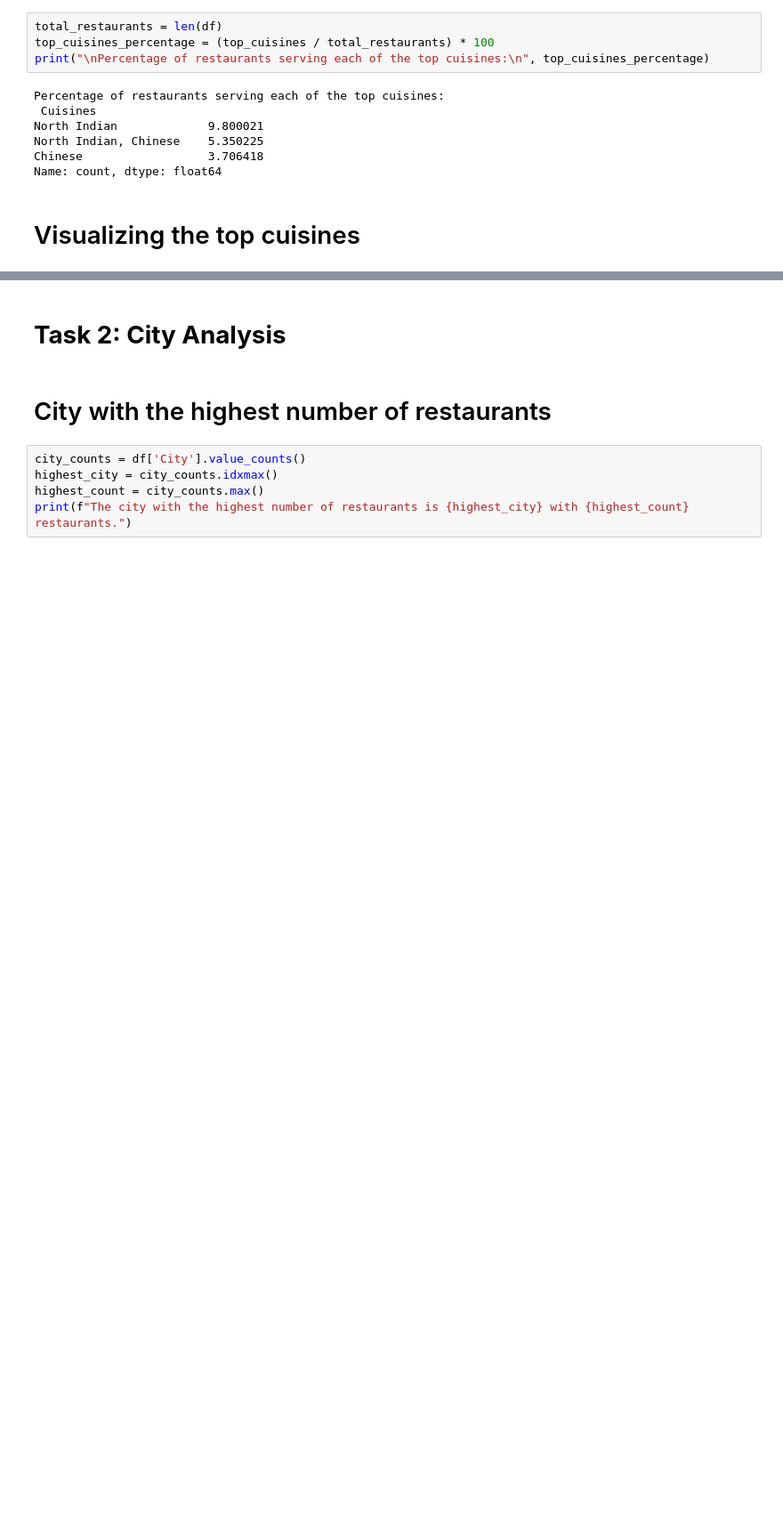
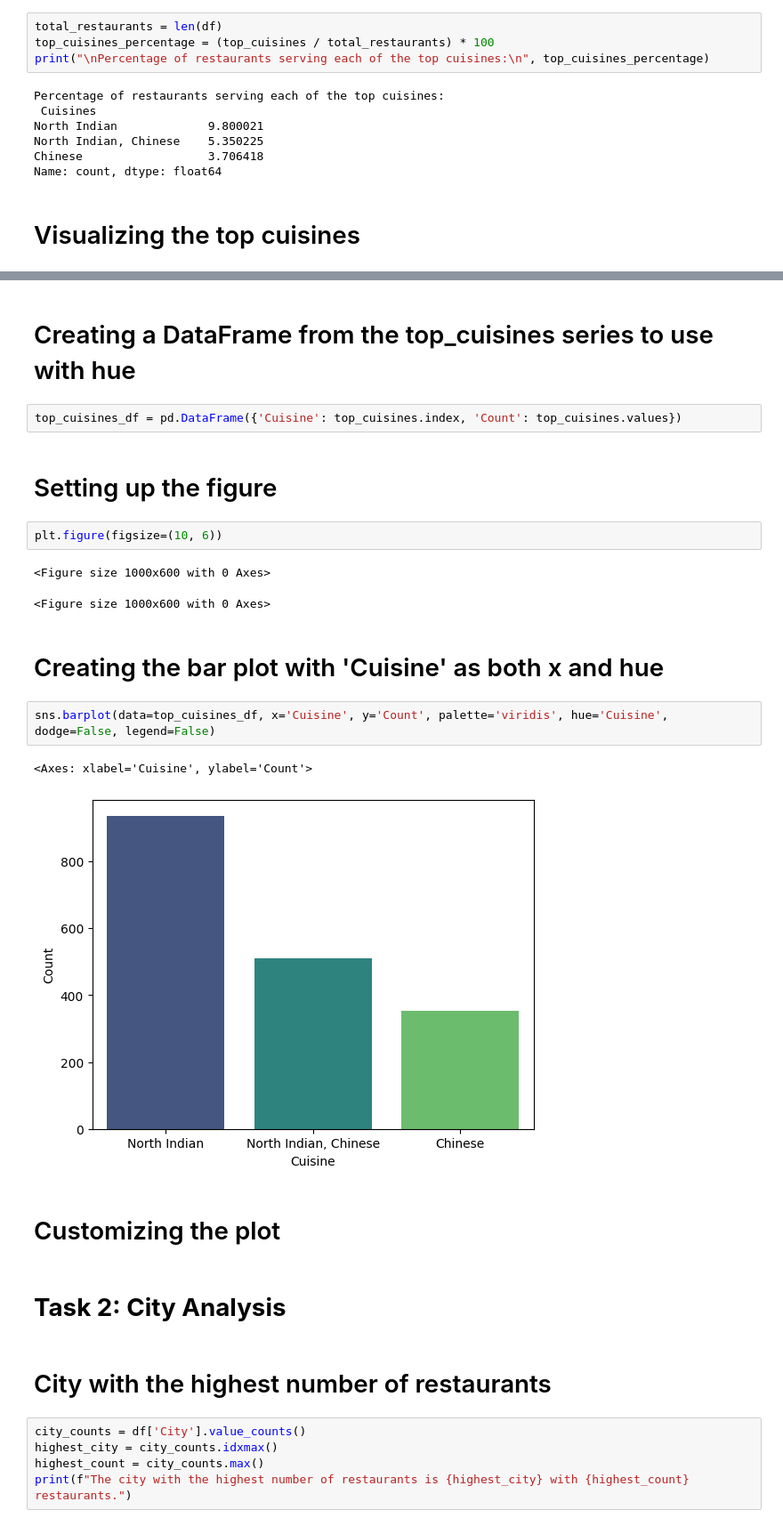
Before and after one commit to KaifArman/data-project, a Jupyter notebook: Data_Analysis_Internship_Project.ipynb, the cells around one changed output, grey strips where cells are left out. Shown: that part at 89% size. Saved outputs shown, nothing was run; the diff lists cells and outputs as text; blank space fills up the shorter version.

```diff
--- a/Data_Analysis_Internship_Project.ipynb
+++ b/Data_Analysis_Internship_Project.ipynb
@@ -98,3 +88,24 @@ Passing `palette` without assigning `hue` is deprecated and will be removed in v
+# %% [markdown]
+# Creating a DataFrame from the top_cuisines series to use with hue
+# %%
+top_cuisines_df = pd.DataFrame({'Cuisine': top_cuisines.index, 'Count': top_cuisines.values})
+# %% [markdown]
+
+# Setting up the figure
+# %%
+plt.figure(figsize=(10, 6))
+# %% [output]
+<Figure size 1000x600 with 0 Axes>
+<Figure size 1000x600 with 0 Axes>
+# %% [markdown]
+# Creating the bar plot with 'Cuisine' as both x and hue
+# %%
+sns.barplot(data=top_cuisines_df, x='Cuisine', y='Count', palette='viridis', hue='Cuisine', dodge=False, legend=False)
+# %% [output]
+<Axes: xlabel='Cuisine', ylabel='Count'>
+[figure, added]
+# %% [markdown]
+# Customizing the plot
 # %% [markdown]
 # **Task 2: City Analysis**
 # %% [markdown]
```
Also changed, not shown: parts of 2 cells of this notebook.
